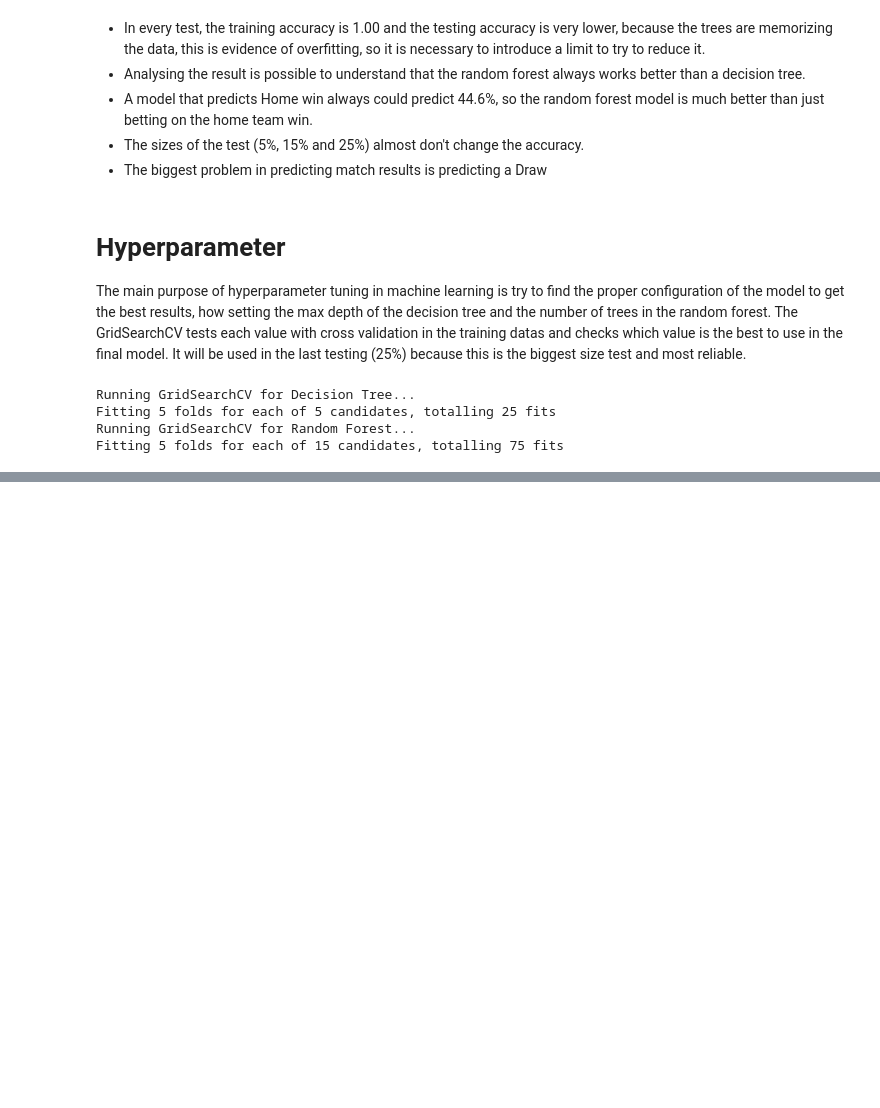
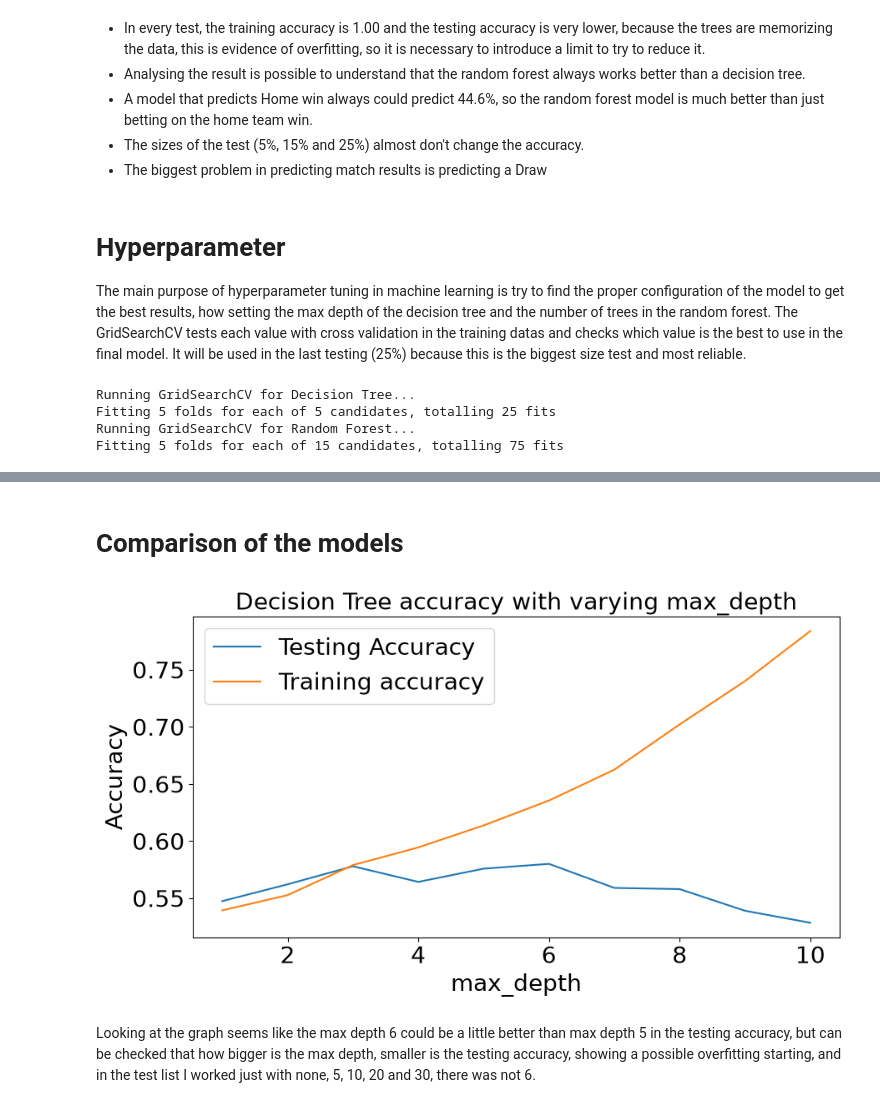
Before and after one commit to 2026297-cyber/Machine-Learning, a Jupyter notebook: 2026297_ErickHenriqueDaSilva_MachineLearningProject.ipynb, the cells around one changed output, grey strips where cells are left out. Cells and saved outputs as stored; diff of their text form; code cells hidden in the pictures; blank space fills up the shorter version.

```diff
--- a/2026297_ErickHenriqueDaSilva_MachineLearningProject.ipynb
+++ b/2026297_ErickHenriqueDaSilva_MachineLearningProject.ipynb
@@ -505,0 +629,33 @@ Fitting 5 folds for each of 15 candidates, totalling 75 fits
+# %% [markdown]
+# Comparison of the models
+# %%
+depth = np.arange(1, 11)                      # max_depth values for test 1 to 10 (last does not count)
+train_accuracy = np.zeros(len(depth))         # Declare and initialise the matrix (but using trees now)
+test_accuracy = np.zeros(len(depth))          # Declare and initialise the matrix
+# %%
+for i, k in enumerate(depth):                                      # for loop that checks the model for max_depth values 1, 2, 3, ..., 10
+    dt = DecisionTreeClassifier(max_depth = k, random_state = 0)   # Initialise an object dt using DecisionTreeClassifier method
+
+    # Fit the model
+    dt.fit(X_train, y_train)                                       # Call fit method to implement the ML DecisionTreeClassifier model
+
+    # Compute accuracy on the training set
+    train_accuracy[i] = dt.score(X_train, y_train)                 # Save the score value in the train_accuracy array
+
+    # Compute accuracy on the test set
+    test_accuracy[i] = dt.score(X_test, y_test)                    # Save the score value in the test_accuracy array
+# %%
+plt.figure(figsize = (10, 5))
+plt.title('Decision Tree accuracy with varying max_depth', fontsize = 20)
+plt.plot(depth, test_accuracy, label = 'Testing Accuracy')
+plt.plot(depth, train_accuracy, label = 'Training accuracy')
+plt.legend(prop={'size': 20})
+plt.xlabel('max_depth', fontsize = 20)
+plt.ylabel('Accuracy', fontsize = 20)
+plt.xticks(fontsize = 20)
+plt.yticks(fontsize = 20)
+plt.show()
+# %% [output]
+[figure, added]
+# %% [markdown]
+Looking at the graph seems like the max depth 6 could be a little better than max depth 5 in the testing accuracy, but can be checked that how bigger is the max depth, smaller is the testing accuracy, showing a possible overfitting starting, and in the test list I worked just with none, 5, 10, 20 and 30, there was not 6.
```
Also changed, not shown: parts of 14 cells of this notebook.
